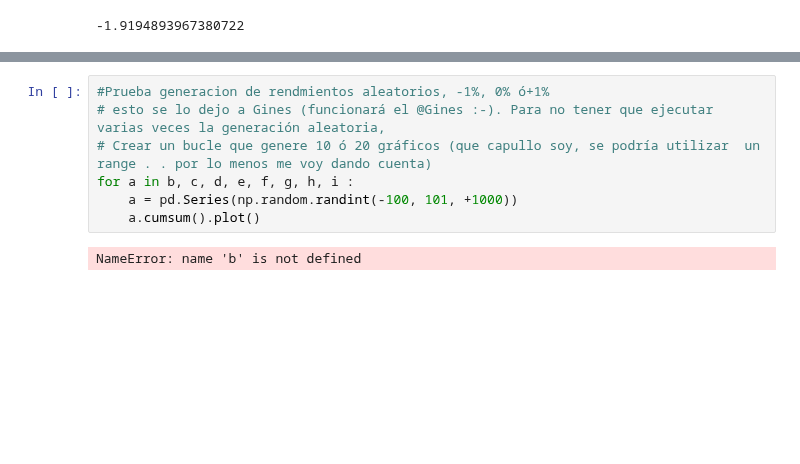
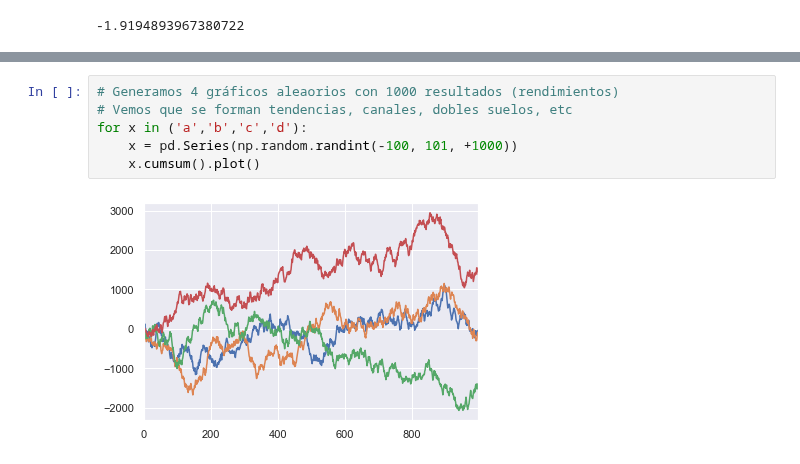
Before and after one commit to jorgedemingo/Carteras, a Jupyter notebook: Formacion_1.ipynb, the cells around one changed output, grey strips where cells are left out. Drawn from its saved outputs; the diff is of its cells as text; blank space fills up the shorter version.

Commit message:
Update Formacion_1.ipynb
Añadimos un for para que genere varios graficos aleatorio.

```diff
--- a/Formacion_1.ipynb
+++ b/Formacion_1.ipynb
@@ -502,9 +502,8 @@ print(len(s[s==0]), ' Días NEUTROS')
-# %%
-#Prueba generacion de rendmientos aleatorios, -1%, 0% ó+1%
-# esto se lo dejo a Gines (funcionará el @Gines :-). Para no tener que ejecutar varias veces la generación aleatoria,
-# Crear un bucle que genere 10 ó 20 gráficos (que capullo soy, se podría utilizar  un range . . por lo menos me voy dando cuenta)
-for a in b, c, d, e, f, g, h, i :
-    a = pd.Series(np.random.randint(-100, 101, +1000))
-    a.cumsum().plot()
-# %% [output]
-NameError: name 'b' is not defined
+# %%
+# Generamos 4 gráficos aleaorios con 1000 resultados (rendimientos)
+# Vemos que se forman tendencias, canales, dobles suelos, etc
+for x in ('a','b','c','d'):
+    x = pd.Series(np.random.randint(-100, 101, +1000))
+    x.cumsum().plot()
+# %% [output]
+[figure, added]
```
Also changed, not shown: parts of 18 cells of this notebook.
